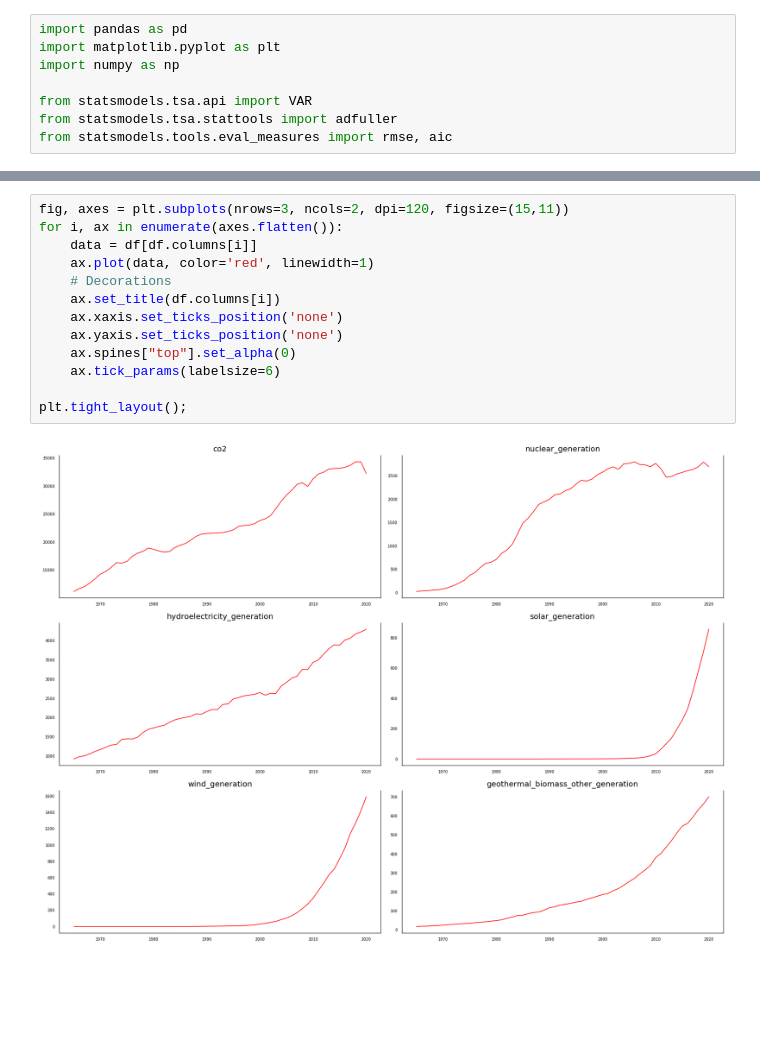
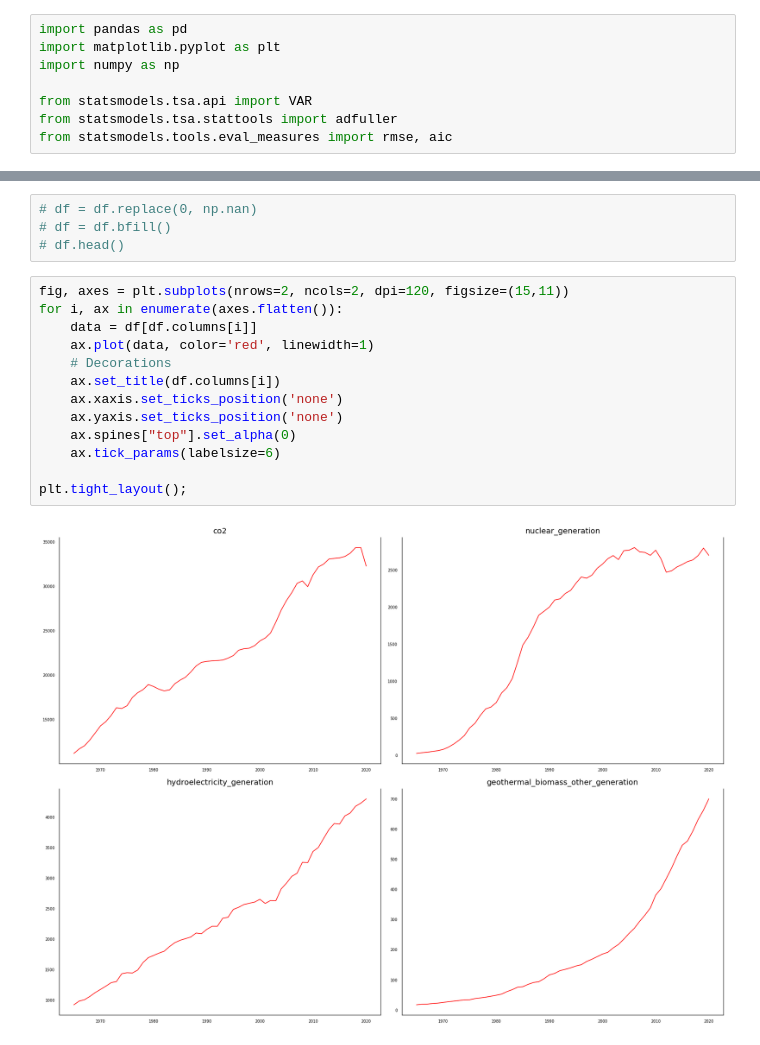
Before and after one commit to tislam35/Climate_Change_Solutions, a Jupyter notebook: renewables.ipynb, the cells around one changed output, grey strips where cells are left out. Saved outputs shown, nothing was run; the diff lists cells and outputs as text; blank space fills up the shorter version.

```diff
--- a/renewables.ipynb
+++ b/renewables.ipynb
@@ -33,18 +33,22 @@ df.head()
+# %%
+# df = df.replace(0, np.nan)
+# df = df.bfill()
+# df.head()
 # %%
-fig, axes = plt.subplots(nrows=3, ncols=2, dpi=120, figsize=(15,11))
+fig, axes = plt.subplots(nrows=2, ncols=2, dpi=120, figsize=(15,11))
 for i, ax in enumerate(axes.flatten()):
     data = df[df.columns[i]]
     ax.plot(data, color='red', linewidth=1)
     # Decorations
     ax.set_title(df.columns[i])
     ax.xaxis.set_ticks_position('none')
     ax.yaxis.set_ticks_position('none')
     ax.spines["top"].set_alpha(0)
     ax.tick_params(labelsize=6)
 
 plt.tight_layout();
 # %% [output]
-[figure, old version]
+[figure, new version]
 # %%
 from statsmodels.tsa.stattools import grangercausalitytests
 
```
Also changed, not shown: parts of 19 cells of this notebook.
